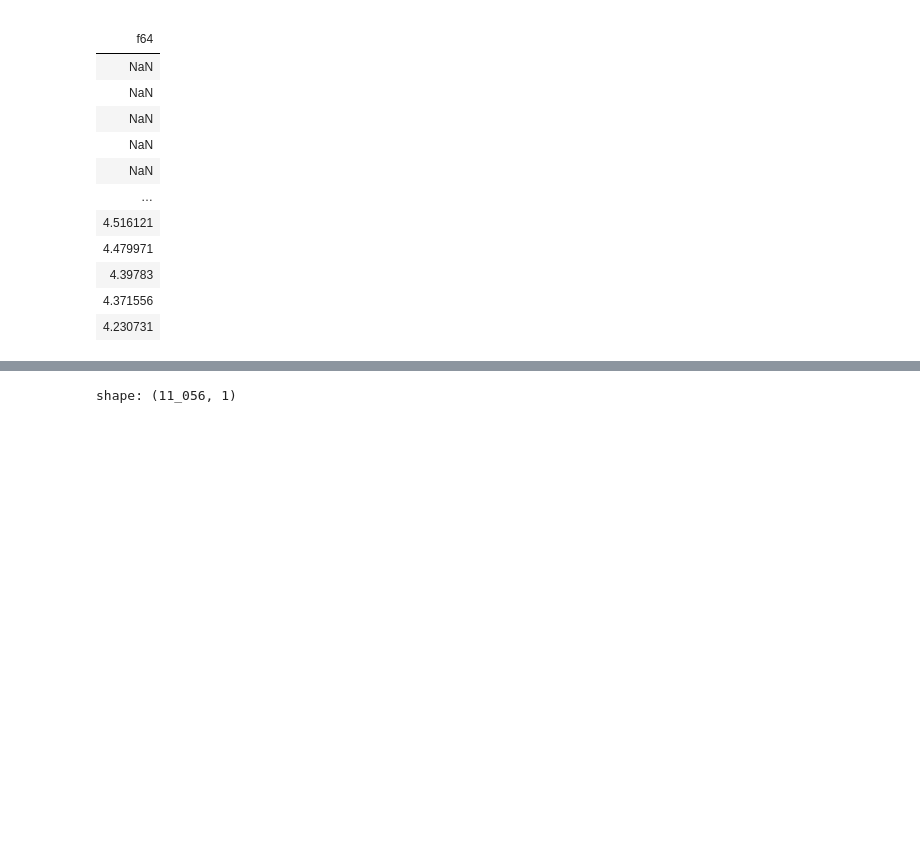
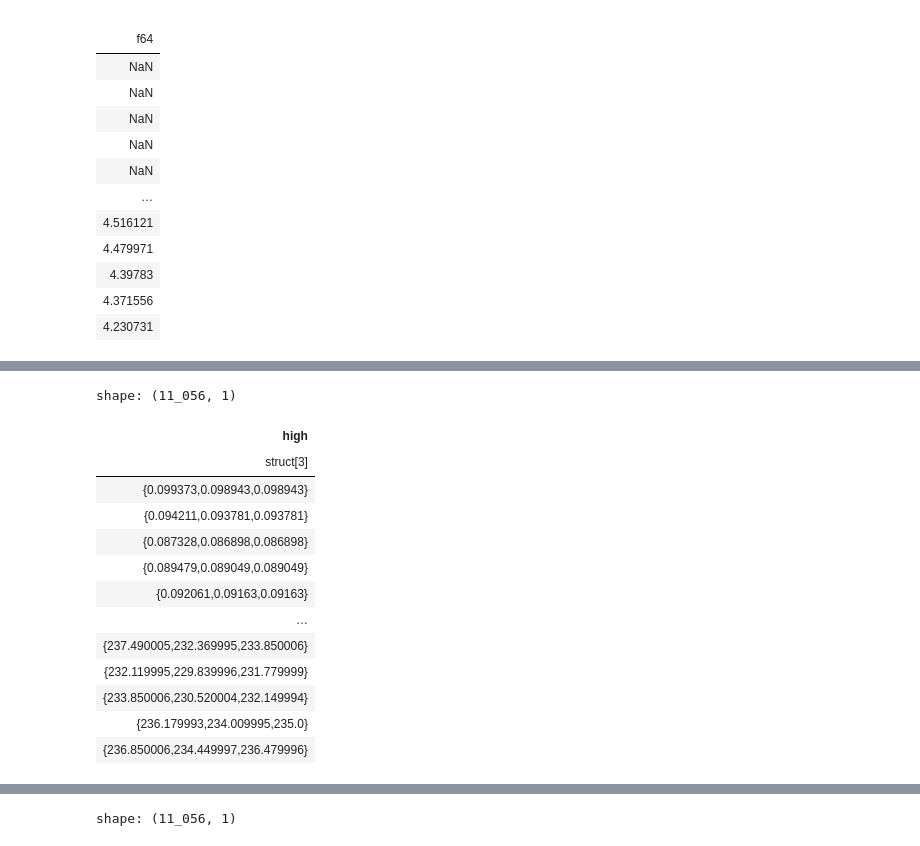
Before and after one commit to furechan/mintalib, a Jupyter notebook: miscellanous/polars-experiments.ipynb, the cells around one changed output, grey strips where cells are left out. Saved outputs shown, nothing was run; the diff lists cells and outputs as text; code cells hidden in the pictures; blank space fills up the shorter version.

```diff
--- a/miscellanous/polars-experiments.ipynb
+++ b/miscellanous/polars-experiments.ipynb
@@ -51,7 +51,6 @@ shape: (11_056,)
 | {2024-10-21 00:00:00,234.449997,2... |
 # %%
 from polars.datatypes import Struct, Float64
-
 
 macd_type = Struct({'macd': Float64, 'macdsignal': Float64, 'macdhist': Float64})
 
@@ -75,7 +74,7 @@ def my_macd(series):
 
 
 df = prices.with_columns(
-    col('close').map_batches(my_sma).alias("sma"),
+    col('close').map_batches(SMA(20)).alias("sma"),
     col('close').map_batches(my_macd).alias("macd"),
     pl.struct(pl.all()).map_batches(my_atr).alias("atr")
 #    col('close').map_batches(my_macd)
@@ -230,0 +246,19 @@ shape: (11_056, 2)
+# %%
+df.select([
+    pl.struct(["high", "low", "close"])
+])
+# %% [output]
+shape: (11_056, 1)
+| high |
+| struct[3] |
+| {0.099373,0.098943,0.098943} |
+| {0.094211,0.093781,0.093781} |
+| {0.087328,0.086898,0.086898} |
+| {0.089479,0.089049,0.089049} |
+| {0.092061,0.09163,0.09163} |
+| … |
+| {237.490005,232.369995,233.850006} |
+| {232.119995,229.839996,231.779999} |
+| {233.850006,230.520004,232.149994} |
+| {236.179993,234.009995,235.0} |
+| {236.850006,234.449997,236.479996} |
```
Also changed, not shown: parts of 14 cells of this notebook, 6 other files.
